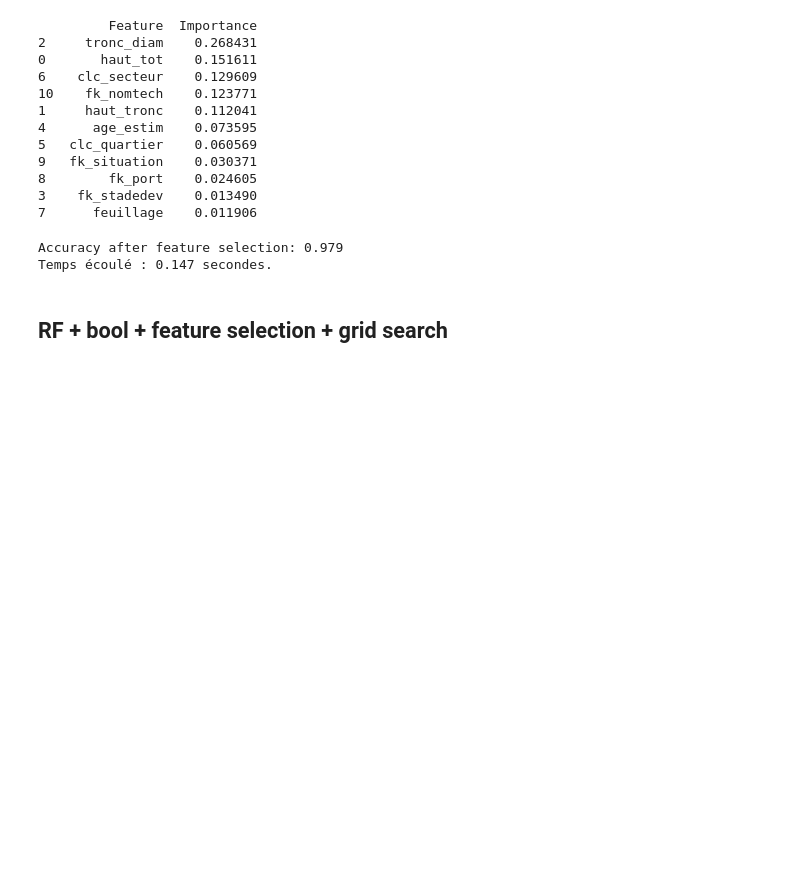
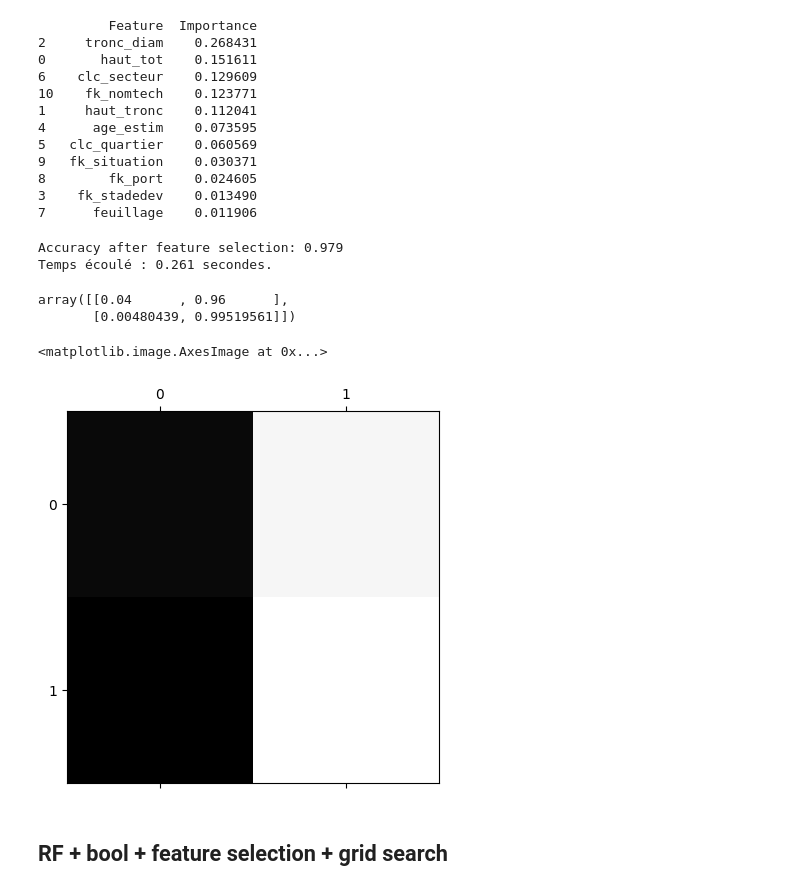
Before and after one commit to Tyxo50/projet_IA_A3, a Jupyter notebook: Besoin_Client_3/client_3.ipynb, the cells around one changed output. Saved outputs shown, nothing was run; the diff lists cells and outputs as text; code cells hidden in the pictures; blank space fills up the shorter version.

```diff
--- a/Besoin_Client_3/client_3.ipynb
+++ b/Besoin_Client_3/client_3.ipynb
@@ -477,9 +539,18 @@ y_test_predicted = rf_selected.predict(X_test_selected)
 print(f'Accuracy after feature selection: {accuracy_score(y_test, y_test_predicted):.3f}')
 
 print(f'Temps écoulé : {end_time - start_time :.3f} secondes.')
+cm = confusion_matrix(y_test, y_test_predicted, normalize="true")
+cm
 # %% [output]
 Accuracy after feature selection: 0.979
-Temps écoulé : 0.147 secondes.
+Temps écoulé : 0.261 secondes.
+array([[0.04      , 0.96      ],
+       [0.00480439, 0.99519561]])
+# %%
+plt.matshow(cm, cmap=mpl.cm.gray)
+# %% [output]
+<matplotlib.image.AxesImage at 0x...>
+[figure, added]
 # %% [markdown]
 ## RF + bool + feature selection + grid search
 # %%
```
Also changed, not shown: parts of 19 cells of this notebook, 11 other files.
